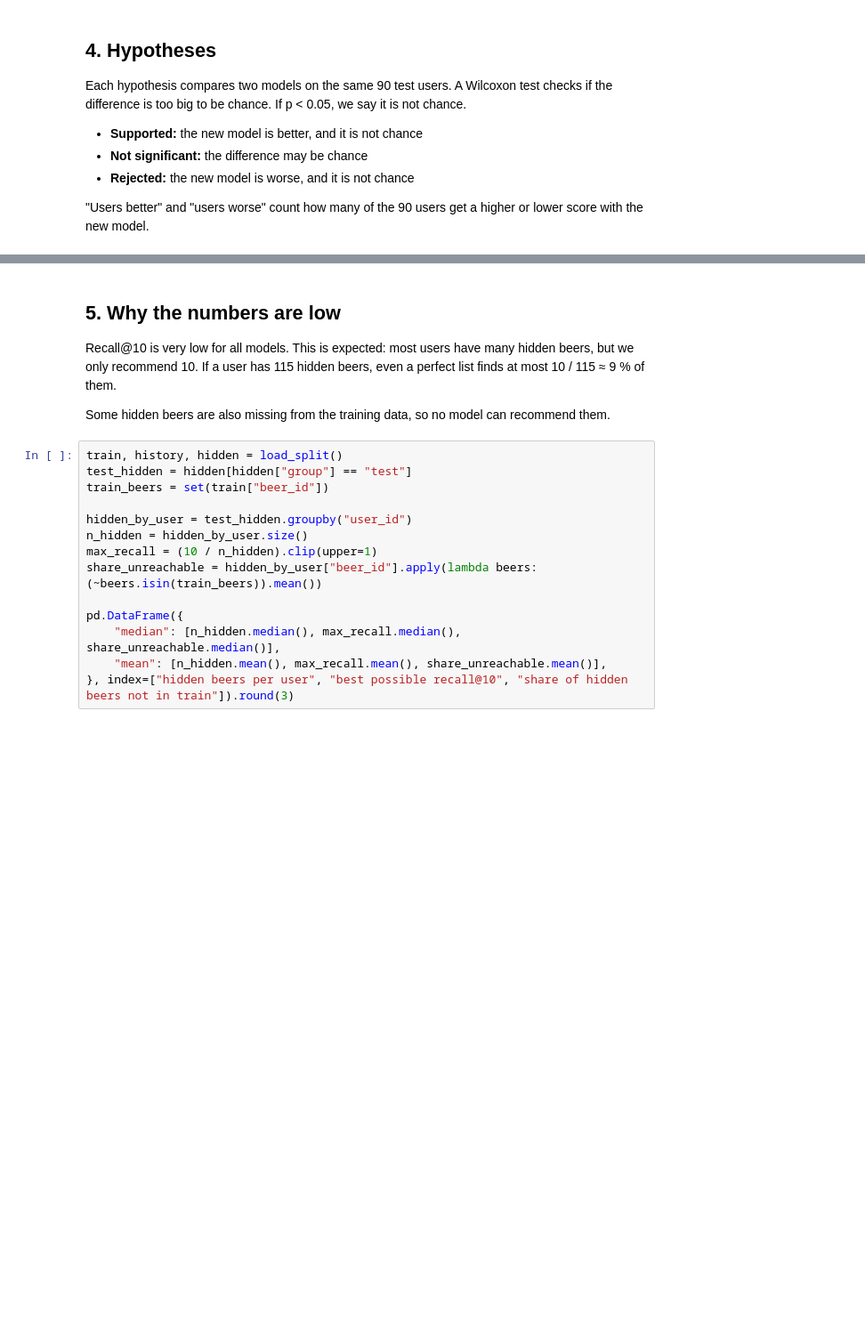
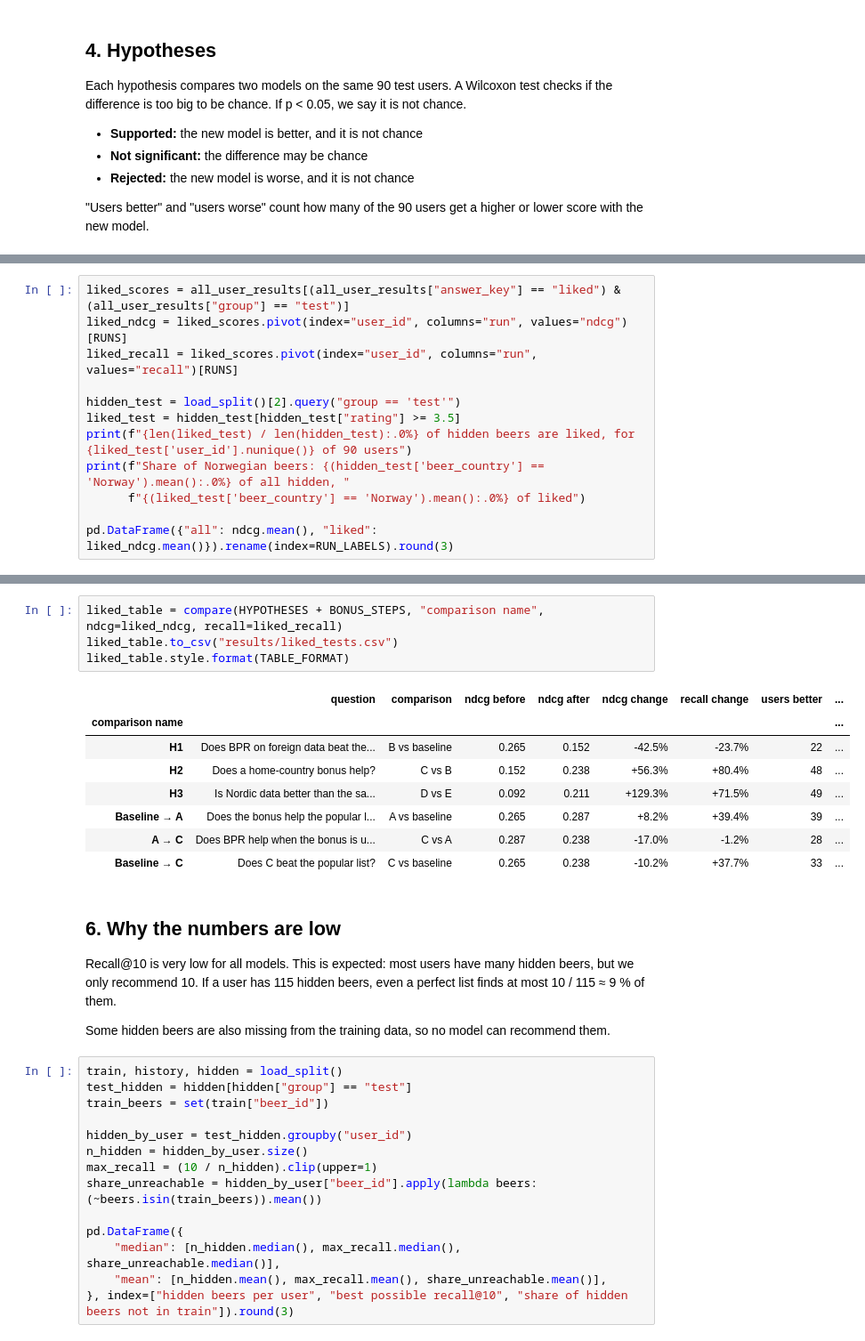
Before and after one commit to marennodenes/beer-recsys, a Jupyter notebook: notebooks/04_results.ipynb, the cells around one changed output, grey strips where cells are left out. Shown at 89% size. Cells and saved outputs as stored; diff of their text form; blank space fills up the shorter version.

```diff
--- a/notebooks/04_results.ipynb
+++ b/notebooks/04_results.ipynb
@@ -210,0 +222,12 @@ bonus_table.style.format(TABLE_FORMAT)
+# %%
+liked_scores = all_user_results[(all_user_results["answer_key"] == "liked") & (all_user_results["group"] == "test")]
+liked_ndcg = liked_scores.pivot(index="user_id", columns="run", values="ndcg")[RUNS]
+liked_recall = liked_scores.pivot(index="user_id", columns="run", values="recall")[RUNS]
+
+hidden_test = load_split()[2].query("group == 'test'")
+liked_test = hidden_test[hidden_test["rating"] >= 3.5]
+print(f"{len(liked_test) / len(hidden_test):.0%} of hidden beers are liked, for {liked_test['user_id'].nunique()} of 90 users")
+print(f"Share of Norwegian beers: {(hidden_test['beer_country'] == 'Norway').mean():.0%} of all hidden, "
+      f"{(liked_test['beer_country'] == 'Norway').mean():.0%} of liked")
+
+pd.DataFrame({"all": ndcg.mean(), "liked": liked_ndcg.mean()}).rename(index=RUN_LABELS).round(3)
@@ -211,5 +245,18 @@ bonus_table.style.format(TABLE_FORMAT)
+# %%
+liked_table = compare(HYPOTHESES + BONUS_STEPS, "comparison name", ndcg=liked_ndcg, recall=liked_recall)
+liked_table.to_csv("results/liked_tests.csv")
+liked_table.style.format(TABLE_FORMAT)
+# %% [output]
+|  | question | comparison | ndcg before | ndcg after | ndcg change | recall change | users better | ... |
+| comparison name |  |  |  |  |  |  |  | ... |
+| H1 | Does BPR on foreign data beat the... | B vs baseline | 0.265 | 0.152 | -42.5% | -23.7% | 22 | ... |
+| H2 | Does a home-country bonus help? | C vs B | 0.152 | 0.238 | +56.3% | +80.4% | 48 | ... |
+| H3 | Is Nordic data better than the sa... | D vs E | 0.092 | 0.211 | +129.3% | +71.5% | 49 | ... |
+| Baseline → A | Does the bonus help the popular l... | A vs baseline | 0.265 | 0.287 | +8.2% | +39.4% | 39 | ... |
+| A → C | Does BPR help when the bonus is u... | C vs A | 0.287 | 0.238 | -17.0% | -1.2% | 28 | ... |
+| Baseline → C | Does C beat the popular list? | C vs baseline | 0.265 | 0.238 | -10.2% | +37.7% | 33 | ... |
 # %% [markdown]
-## 5. Why the numbers are low
+## 6. Why the numbers are low
 
 Recall@10 is very low for all models. This is expected: most users have many hidden beers, but we only recommend 10. If a user has 115 hidden beers, even a perfect list finds at most 10 / 115 ≈ 9 % of them.
 
```
Also changed, not shown: parts of 9 cells of this notebook, 6 other files.
